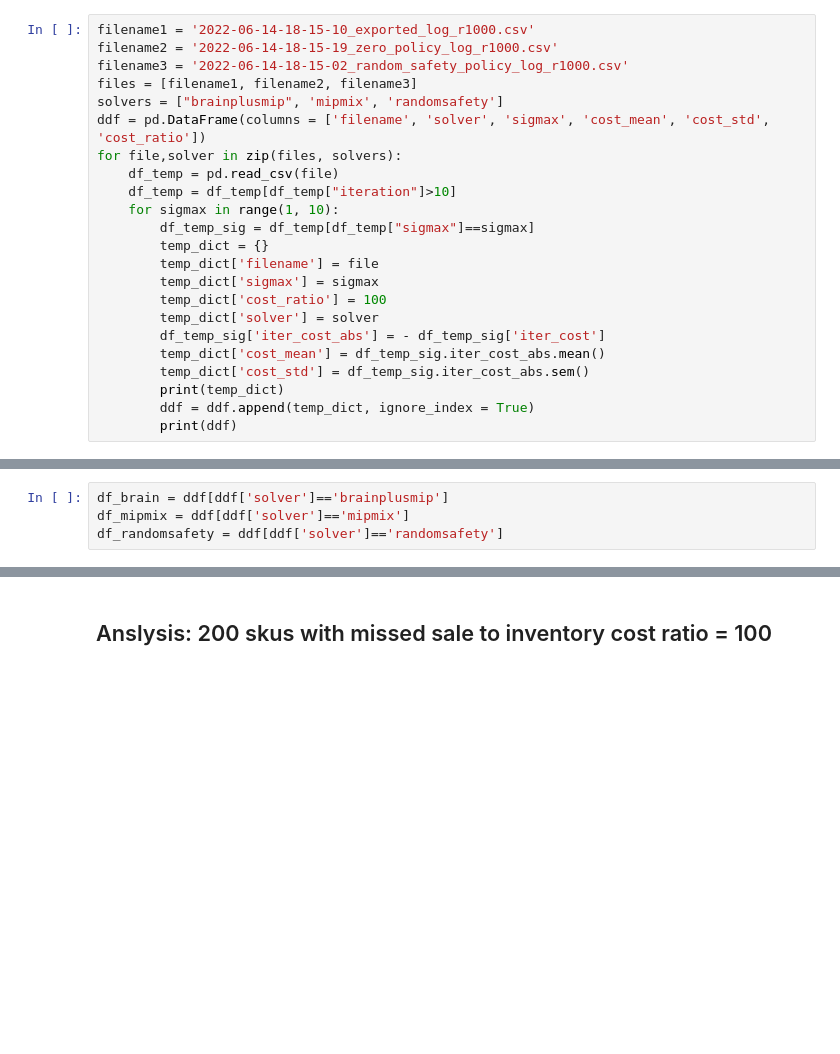
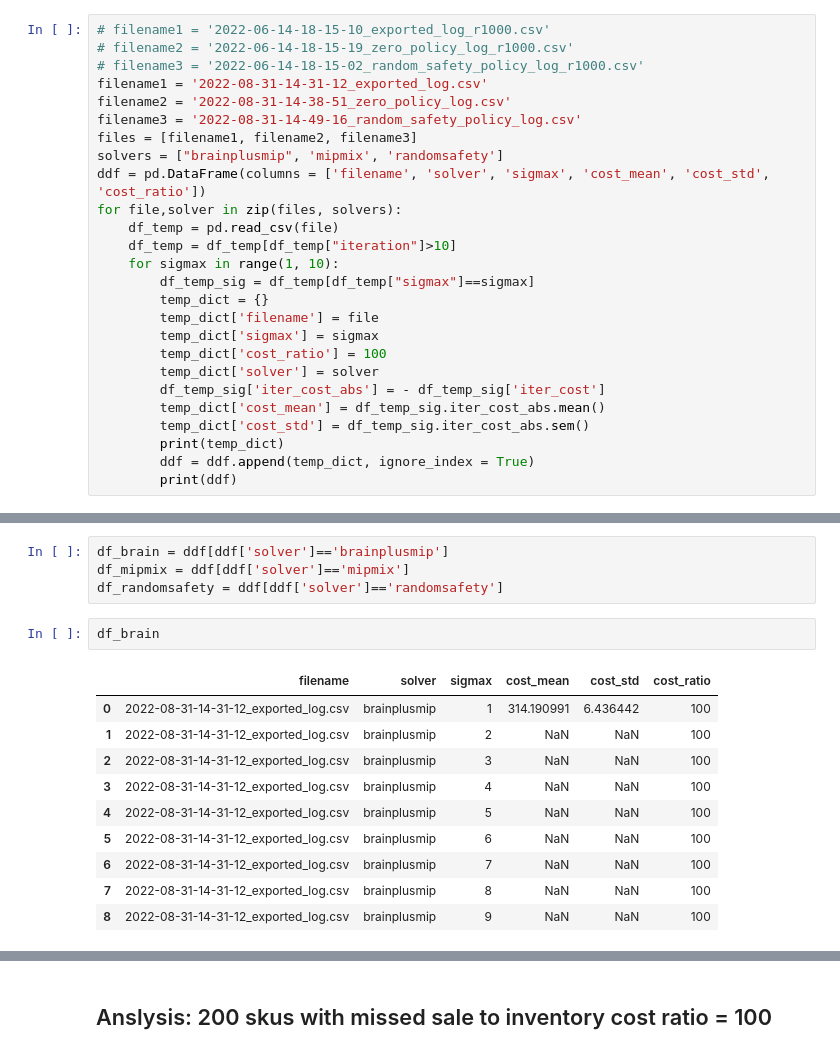
Before and after one commit to microsoft/bonsai-InventoryManagement, a Jupyter notebook: bonsai/logs/Multi_sku_r10_100_1000.ipynb, the cells around one changed output, grey strips where cells are left out. Cells and saved outputs as stored; diff of their text form; blank space fills up the shorter version.

```diff
--- a/bonsai/logs/Multi_sku_r10_100_1000.ipynb
+++ b/bonsai/logs/Multi_sku_r10_100_1000.ipynb
@@ -5,7 +8,10 @@ As described in readme, a brain was trained on single sku over wide range of unc
 # %%
-filename1 = '2022-06-14-18-15-10_exported_log_r1000.csv'
-filename2 = '2022-06-14-18-15-19_zero_policy_log_r1000.csv'
-filename3 = '2022-06-14-18-15-02_random_safety_policy_log_r1000.csv'
+# filename1 = '2022-06-14-18-15-10_exported_log_r1000.csv'
+# filename2 = '2022-06-14-18-15-19_zero_policy_log_r1000.csv'
+# filename3 = '2022-06-14-18-15-02_random_safety_policy_log_r1000.csv'
+filename1 = '2022-08-31-14-31-12_exported_log.csv'
+filename2 = '2022-08-31-14-38-51_zero_policy_log.csv'
+filename3 = '2022-08-31-14-49-16_random_safety_policy_log.csv'
 files = [filename1, filename2, filename3]
 solvers = ["brainplusmip", 'mipmix', 'randomsafety']
 ddf = pd.DataFrame(columns = ['filename', 'solver', 'sigmax', 'cost_mean', 'cost_std', 'cost_ratio'])
@@ -179,3 +68,16 @@ See the caveats in the documentation: https://pandas.pydata.org/pandas-docs/stab
 df_brain = ddf[ddf['solver']=='brainplusmip']
 df_mipmix = ddf[ddf['solver']=='mipmix']
 df_randomsafety = ddf[ddf['solver']=='randomsafety']
+# %%
+df_brain
+# %% [output]
+|  | filename | solver | sigmax | cost_mean | cost_std | cost_ratio |
+| 0 | 2022-08-31-14-31-12_exported_log.csv | brainplusmip | 1 | 314.190991 | 6.436442 | 100 |
+| 1 | 2022-08-31-14-31-12_exported_log.csv | brainplusmip | 2 | NaN | NaN | 100 |
+| 2 | 2022-08-31-14-31-12_exported_log.csv | brainplusmip | 3 | NaN | NaN | 100 |
+| 3 | 2022-08-31-14-31-12_exported_log.csv | brainplusmip | 4 | NaN | NaN | 100 |
+| 4 | 2022-08-31-14-31-12_exported_log.csv | brainplusmip | 5 | NaN | NaN | 100 |
+| 5 | 2022-08-31-14-31-12_exported_log.csv | brainplusmip | 6 | NaN | NaN | 100 |
+| 6 | 2022-08-31-14-31-12_exported_log.csv | brainplusmip | 7 | NaN | NaN | 100 |
+| 7 | 2022-08-31-14-31-12_exported_log.csv | brainplusmip | 8 | NaN | NaN | 100 |
+| 8 | 2022-08-31-14-31-12_exported_log.csv | brainplusmip | 9 | NaN | NaN | 100 |
```
Also changed, not shown: parts of 9 cells of this notebook, 7 other files.
